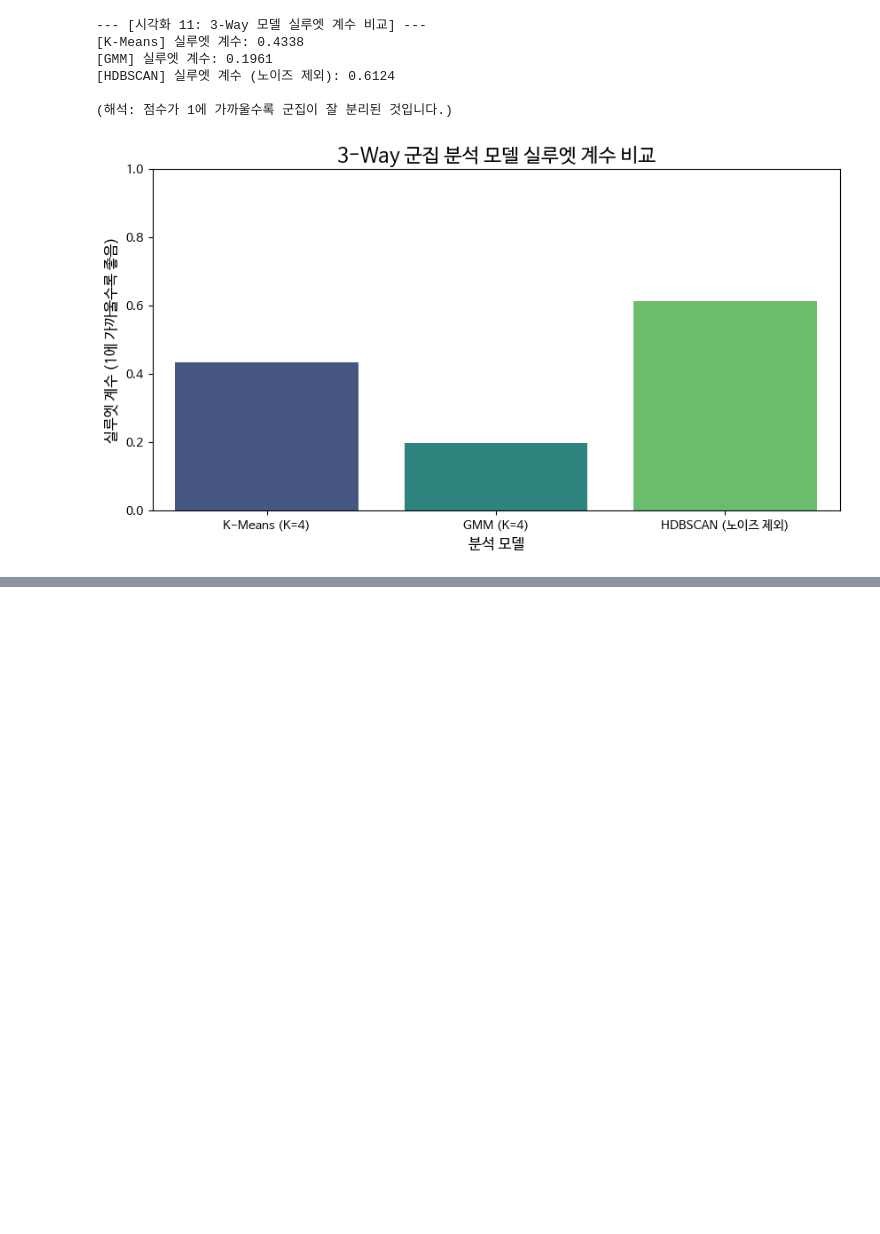
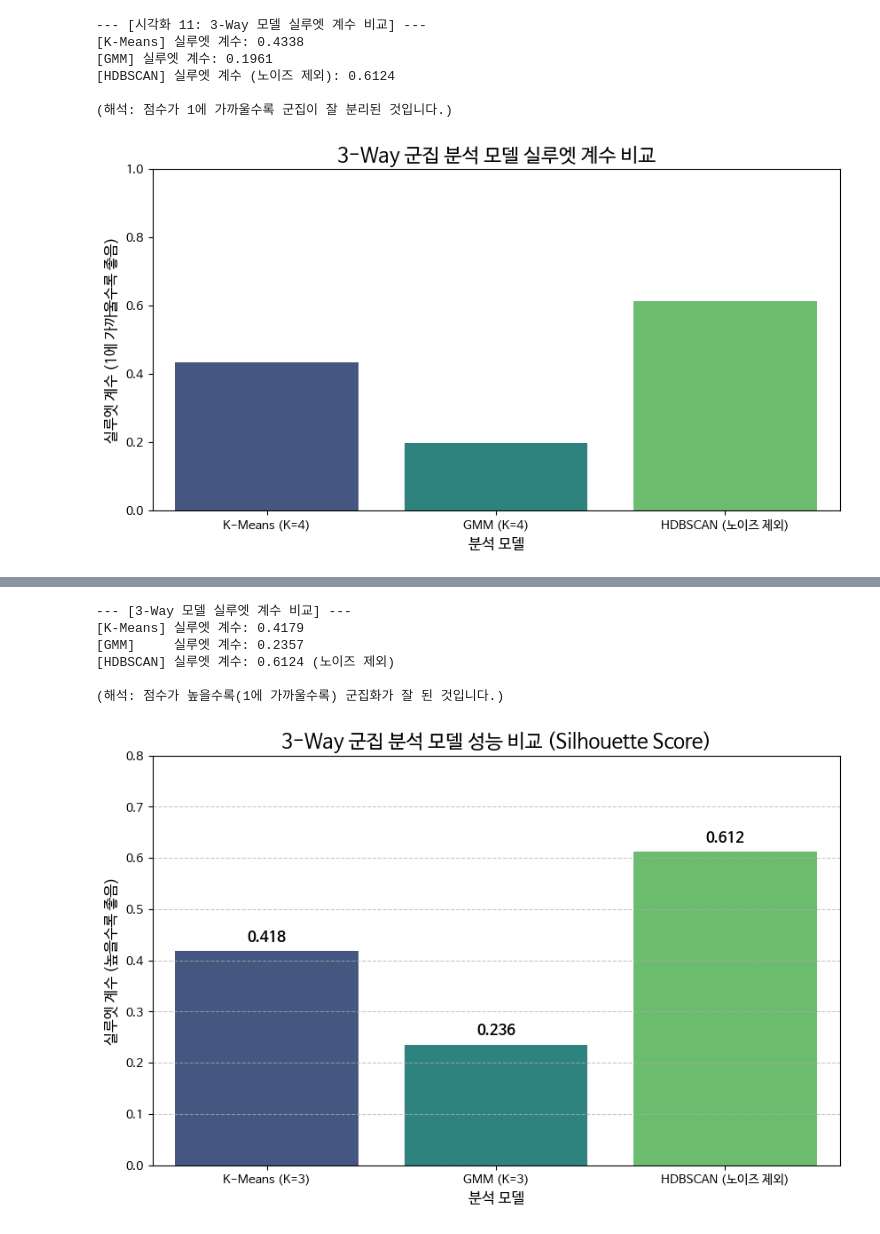
Before and after one commit to Dohwan93/d_hlee, a Jupyter notebook: 캡스톤디자인.ipynb, the cells around one changed output, grey strips where cells are left out. Saved outputs shown, nothing was run; the diff lists cells and outputs as text; code cells hidden in the pictures; blank space fills up the shorter version.

```diff
--- a/캡스톤디자인.ipynb
+++ b/캡스톤디자인.ipynb
@@ -821,0 +1420,72 @@ plt.show()
+# %%
+from sklearn.metrics import silhouette_score
+import seaborn as sns
+import matplotlib.pyplot as plt
+import pandas as pd
+import numpy as np
+
+print("--- [3-Way 모델 실루엣 계수 비교] ---")
+
+# --- 1. K-Means 실루엣 계수 ---
+# 현재 메모리에 있는 라벨 사용 (K=3)
+kmeans_labels = df_analysis['KMeans_Cluster']
+score_kmeans = silhouette_score(data_scaled, kmeans_labels)
+
+# --- 2. GMM 실루엣 계수 ---
+gmm_labels = df_analysis['GMM_Cluster']
+score_gmm = silhouette_score(data_scaled, gmm_labels)
+
+# --- 3. HDBSCAN 실루엣 계수 (중요: 노이즈 제외) ---
+# 노이즈(-1)는 군집이 아니므로 점수 계산에서 빼야 공정합니다.
+hdbscan_labels_all = df_analysis['HDBSCAN_Cluster']
+
+is_noise = (hdbscan_labels_all == -1)
+data_scaled_hdb = data_scaled[~is_noise] # 노이즈가 아닌 데이터만 선택
+labels_hdb = hdbscan_labels_all[~is_noise]
+
+# 유효한 군집이 2개 이상일 때만 계산
+if len(set(labels_hdb)) >= 2:
+    score_hdb = silhouette_score(data_scaled_hdb, labels_hdb)
+else:
+    print("[HDBSCAN] 경고: 유효한 군집이 너무 적어 점수를 계산할 수 없습니다.")
+    score_hdb = 0
+
+# --- 4. 비교 결과 출력 ---
+print(f"[K-Means] 실루엣 계수: {score_kmeans:.4f}")
+print(f"[GMM]     실루엣 계수: {score_gmm:.4f}")
+print(f"[HDBSCAN] 실루엣 계수: {score_hdb:.4f} (노이즈 제외)")
+print("\n(해석: 점수가 높을수록(1에 가까울수록) 군집화가 잘 된 것입니다.)")
+
+# --- 5. 막대그래프 시각화 ---
+# [수정] 라벨 이름을 현재 상태(K=3)에 맞게 변경했습니다.
+scores_data = {
+    'Model': ['K-Means (K=3)', 'GMM (K=3)', 'HDBSCAN (노이즈 제외)'],
+    'Score': [score_kmeans, score_gmm, score_hdb]
+}
+scores_df = pd.DataFrame(scores_data)
+
+# 시각화 설정
+plt.figure(figsize=(10, 6))
+# palette='viridis'로 색상을 예쁘게 지정
+sns.barplot(data=scores_df, x='Model', y='Score', palette='viridis')
+
+# 각 막대 위에 점수 표시
+for index, row in scores_df.iterrows():
+    if not np.isnan(row['Score']):
+        plt.text(index, row['Score'] + 0.02, f"{row['Score']:.3f}",
+                 color='black', ha="center", fontsize=12, fontweight='bold')
+
+plt.title('3-Way 군집 분석 모델 성능 비교 (Silhouette Score)', fontsize=16)
+plt.xlabel('분석 모델', fontsize=12)
+plt.ylabel('실루엣 계수 (높을수록 좋음)', fontsize=12)
+plt.ylim(0, 0.8) # y축 범위를 적절히 조절 (최대 1.0)
+plt.grid(axis='y', linestyle='--', alpha=0.7) # 가로 격자 추가
+plt.show()
+# %% [output]
+--- [3-Way 모델 실루엣 계수 비교] ---
+[K-Means] 실루엣 계수: 0.4179
+[GMM]     실루엣 계수: 0.2357
+[HDBSCAN] 실루엣 계수: 0.6124 (노이즈 제외)
+
+(해석: 점수가 높을수록(1에 가까울수록) 군집화가 잘 된 것입니다.)
+[figure, added]
```
Also changed, not shown: parts of 17 cells of this notebook.
